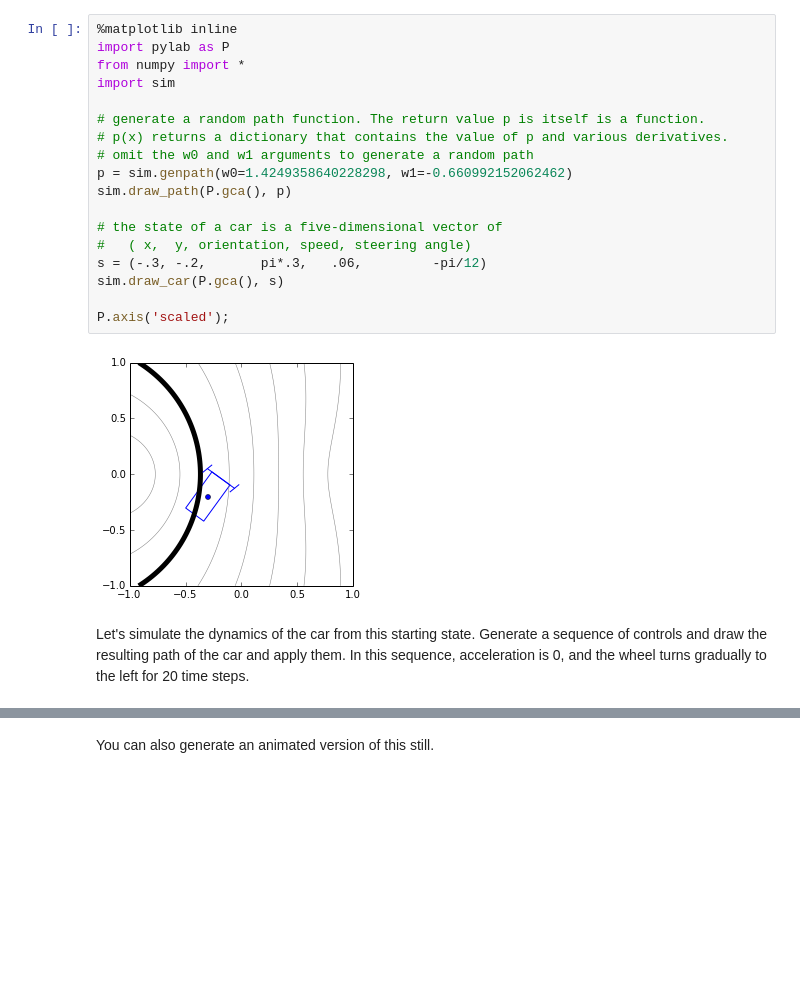
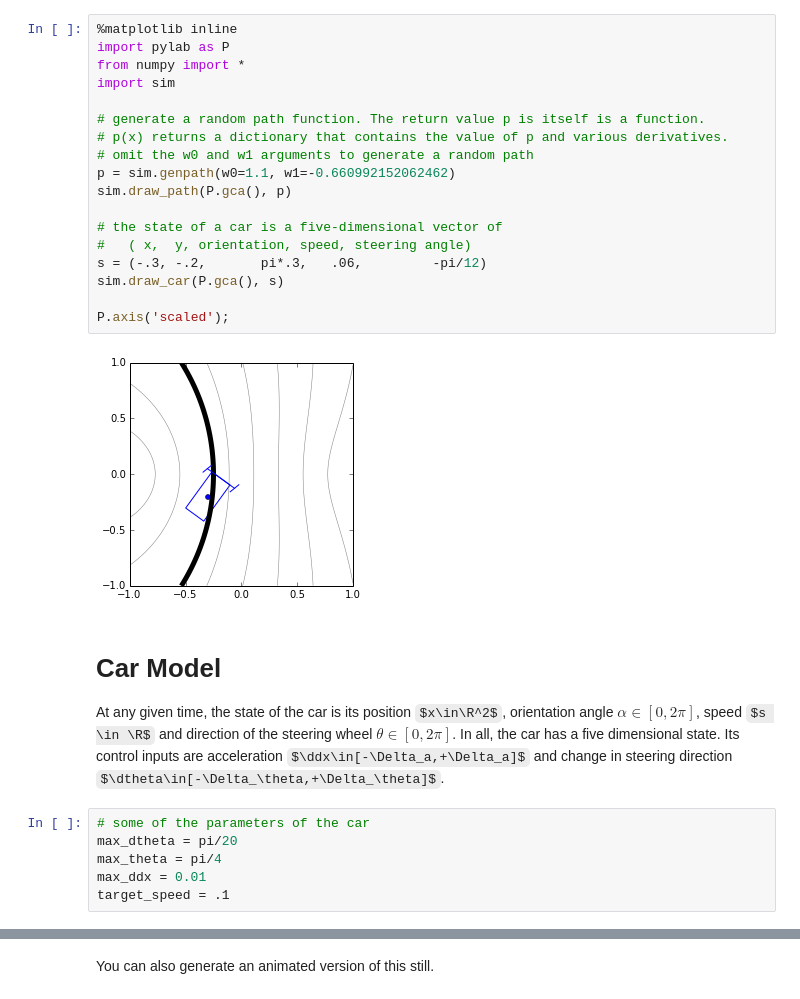
Before and after one commit to a-rahimi/sqp-control, a Jupyter notebook: Following an Uncertain Path.ipynb, the cells around one changed output, grey strips where cells are left out. Cells and saved outputs as stored; diff of their text form; some formulas as TeX source; blank space fills up the shorter version.

```diff
--- a/Following an Uncertain Path.ipynb
+++ b/Following an Uncertain Path.ipynb
@@ -73,22 +35,30 @@ Here is random path function $p$. The coordinate system is unbounded, but we'll
 # %%
 %matplotlib inline
 import pylab as P
 from numpy import *
 import sim
 
 # generate a random path function. The return value p is itself is a function.
 # p(x) returns a dictionary that contains the value of p and various derivatives.
 # omit the w0 and w1 arguments to generate a random path
-p = sim.genpath(w0=1.4249358640228298, w1=-0.660992152062462)
+p = sim.genpath(w0=1.1, w1=-0.660992152062462)
 sim.draw_path(P.gca(), p)
 
 # the state of a car is a five-dimensional vector of
 #   ( x,  y, orientation, speed, steering angle)
 s = (-.3, -.2,       pi*.3,   .06,         -pi/12)
 sim.draw_car(P.gca(), s)
 
 P.axis('scaled');
 # %% [output]
-[figure, old version]
+[figure, new version]
-# %% [markdown]
-Let's simulate the dynamics of the car from this starting state. Generate a sequence of controls and draw the resulting path of the car and apply them. In this sequence, acceleration is 0, and the wheel turns gradually to the left for 20 time steps.
+# %% [markdown]
+# Car Model
+
+At any given time, the state of the car is its position $x\in\R^2$, orientation angle $\alpha\in [0,2\pi]$, speed $s \in \R$ and direction of the steering wheel $\theta\in [0,2\pi]$. In all, the car has a five dimensional state. Its control inputs are acceleration $\ddx\in[-\Delta_a,+\Delta_a]$ and change in steering direction $\dtheta\in[-\Delta_\theta,+\Delta_\theta]$.
+# %%
+# some of the parameters of the car
+max_dtheta = pi/20
+max_theta = pi/4
+max_ddx = 0.01
+target_speed = .1
```
Also changed, not shown: parts of 12 cells of this notebook.
